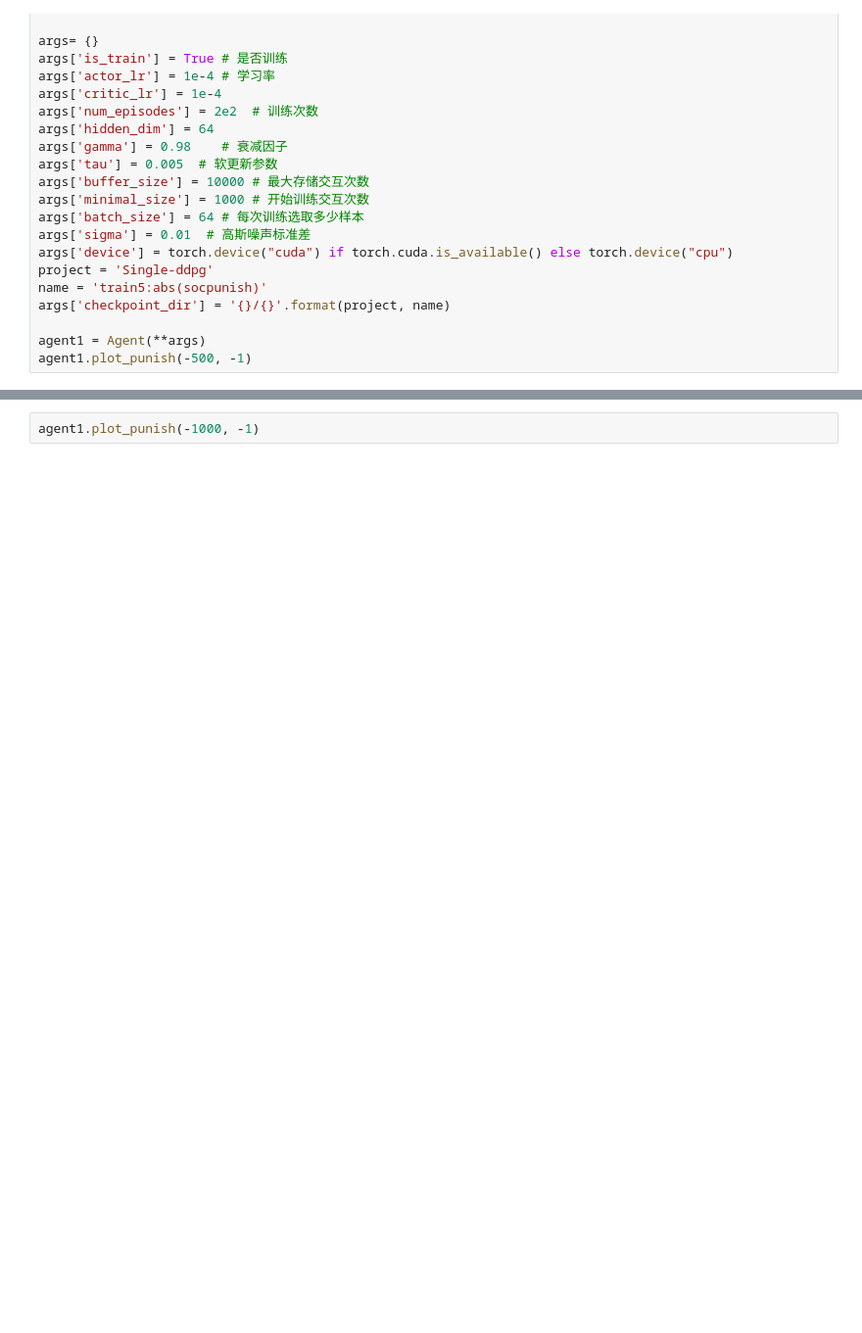
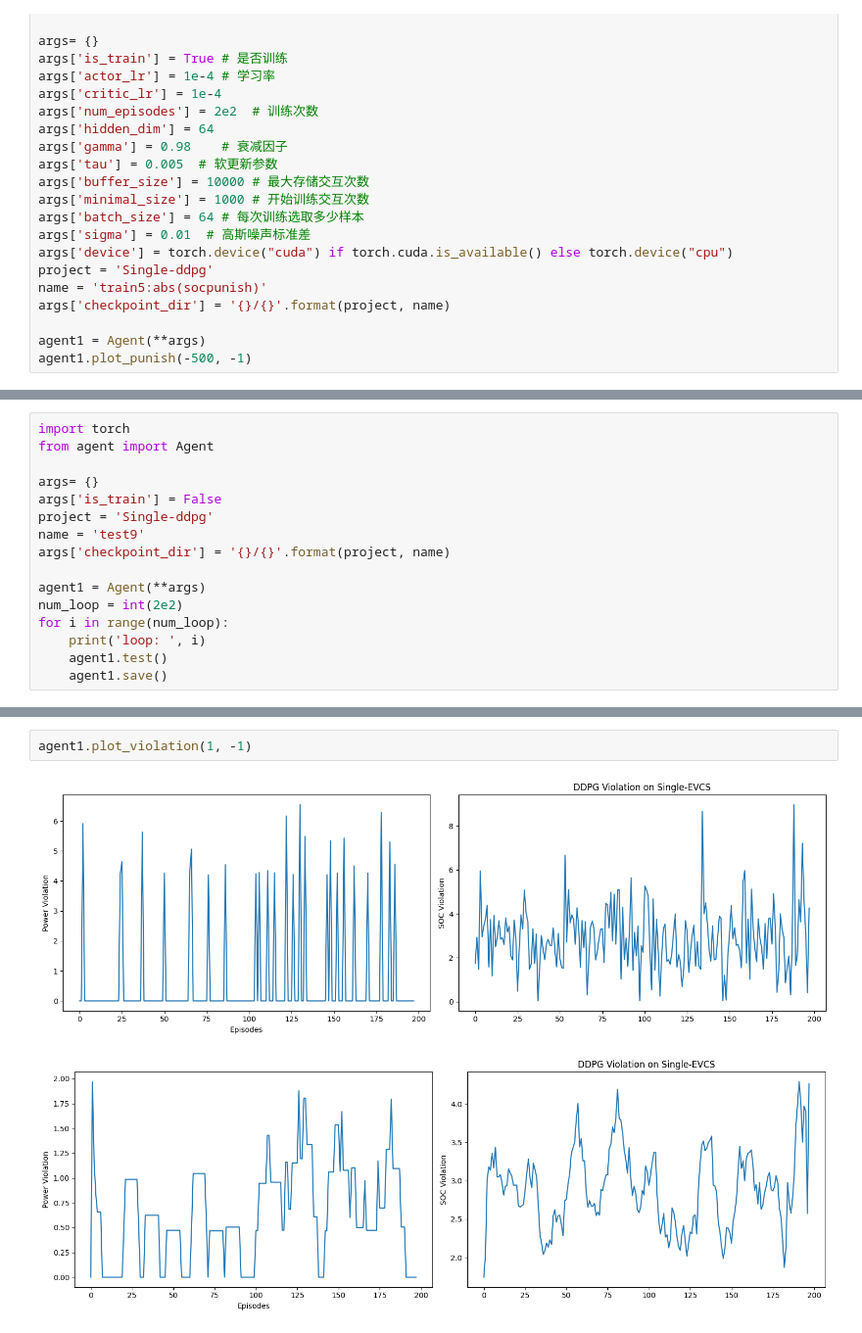
Before and after one commit to SDU-Cui/DDPG-EVCS, a Jupyter notebook: main.ipynb, the cells around one changed output, grey strips where cells are left out. Shown at 98% size. Saved outputs shown, nothing was run; the diff lists cells and outputs as text; blank space fills up the shorter version.

```diff
--- a/main.ipynb
+++ b/main.ipynb
@@ -155,0 +160,16 @@ agent1.plot_punish(-500, -1)
+# %%
+import torch
+from agent import Agent
+
+args= {}
+args['is_train'] = False
+project = 'Single-ddpg'
+name = 'test9'
+args['checkpoint_dir'] = '{}/{}'.format(project, name)
+
+agent1 = Agent(**args)
+num_loop = int(2e2)
+for i in range(num_loop):
+    print('loop: ', i)
+    agent1.test()
+    agent1.save()
@@ -156,2 +194,5 @@ agent1.plot_punish(-500, -1)
 # %%
-agent1.plot_punish(-1000, -1)
+agent1.plot_violation(1, -1)
+# %% [output]
+[figure, added]
+[figure, added]
```
Also changed, not shown: parts of 4 cells of this notebook, 8 other files.
